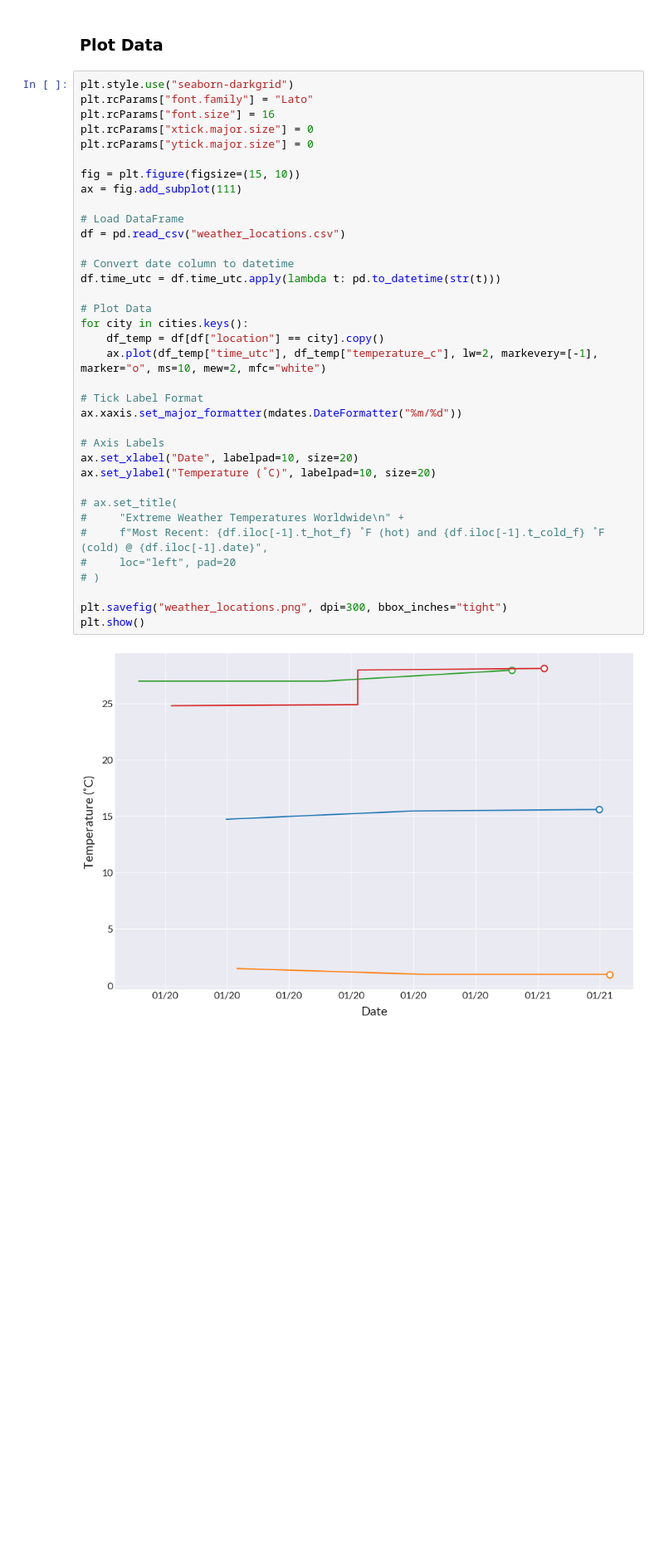
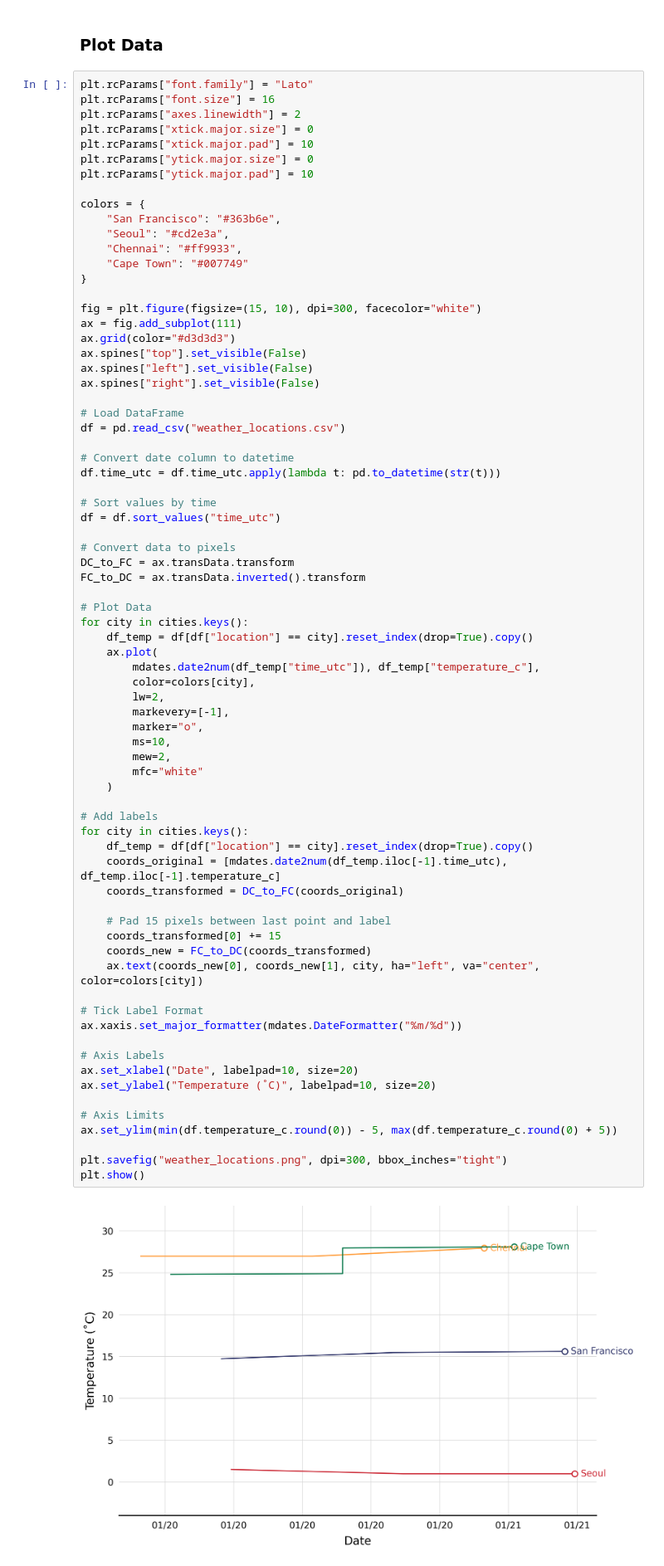
Before and after one commit to n-venkatesan/medium-articles, a Jupyter notebook: articles/github-actions/weather_locations.ipynb, the cells around one changed output. Shown: that part at 83% size. Drawn from its saved outputs; the diff is of its cells as text; blank space fills up the shorter version.

Commit message:
Updated notebook and plot

```diff
--- a/articles/github-actions/weather_locations.ipynb
+++ b/articles/github-actions/weather_locations.ipynb
@@ -79,40 +79,77 @@ fm.FontProperties(fname=font_path)
 # %% [markdown]
 ### Plot Data
 # %%
-plt.style.use("seaborn-darkgrid")
 plt.rcParams["font.family"] = "Lato"
 plt.rcParams["font.size"] = 16
+plt.rcParams["axes.linewidth"] = 2
 plt.rcParams["xtick.major.size"] = 0
+plt.rcParams["xtick.major.pad"] = 10
 plt.rcParams["ytick.major.size"] = 0
+plt.rcParams["ytick.major.pad"] = 10
 
-fig = plt.figure(figsize=(15, 10))
+colors = {
+    "San Francisco": "#363b6e",
+    "Seoul": "#cd2e3a",
+    "Chennai": "#ff9933",
+    "Cape Town": "#007749"
+}
+
+fig = plt.figure(figsize=(15, 10), dpi=300, facecolor="white")
 ax = fig.add_subplot(111)
+ax.grid(color="#d3d3d3")
+ax.spines["top"].set_visible(False)
+ax.spines["left"].set_visible(False)
+ax.spines["right"].set_visible(False)
 
 # Load DataFrame
 df = pd.read_csv("weather_locations.csv")
 
 # Convert date column to datetime
 df.time_utc = df.time_utc.apply(lambda t: pd.to_datetime(str(t)))
 
+# Sort values by time
+df = df.sort_values("time_utc")
+
+# Convert data to pixels
+DC_to_FC = ax.transData.transform
+FC_to_DC = ax.transData.inverted().transform
+
 # Plot Data
 for city in cities.keys():
-    df_temp = df[df["location"] == city].copy()
-    ax.plot(df_temp["time_utc"], df_temp["temperature_c"], lw=2, markevery=[-1], marker="o", ms=10, mew=2, mfc="white")
+    df_temp = df[df["location"] == city].reset_index(drop=True).copy()
+    ax.plot(
+        mdates.date2num(df_temp["time_utc"]), df_temp["temperature_c"],
+        color=colors[city],
+        lw=2,
+        markevery=[-1],
+        marker="o",
+        ms=10,
+        mew=2,
+        mfc="white"
+    )
+
+# Add labels
+for city in cities.keys():
+    df_temp = df[df["location"] == city].reset_index(drop=True).copy()
+    coords_original = [mdates.date2num(df_temp.iloc[-1].time_utc), df_temp.iloc[-1].temperature_c]
+    coords_transformed = DC_to_FC(coords_original)
+
+    # Pad 15 pixels between last point and label
+    coords_transformed[0] += 15
+    coords_new = FC_to_DC(coords_transformed)
+    ax.text(coords_new[0], coords_new[1], city, ha="left", va="center", color=colors[city])
 
 # Tick Label Format
 ax.xaxis.set_major_formatter(mdates.DateFormatter("%m/%d"))
 
 # Axis Labels
 ax.set_xlabel("Date", labelpad=10, size=20)
 ax.set_ylabel("Temperature (˚C)", labelpad=10, size=20)
 
-# ax.set_title(
-#     "Extreme Weather Temperatures Worldwide\n" +
-#     f"Most Recent: {df.iloc[-1].t_hot_f} ˚F (hot) and {df.iloc[-1].t_cold_f} ˚F (cold) @ {df.iloc[-1].date}",
-#     loc="left", pad=20
-# )
+# Axis Limits
+ax.set_ylim(min(df.temperature_c.round(0)) - 5, max(df.temperature_c.round(0) + 5))
 
 plt.savefig("weather_locations.png", dpi=300, bbox_inches="tight")
 plt.show()
 # %% [output]
-[figure, old version]
+[figure, new version]
```
